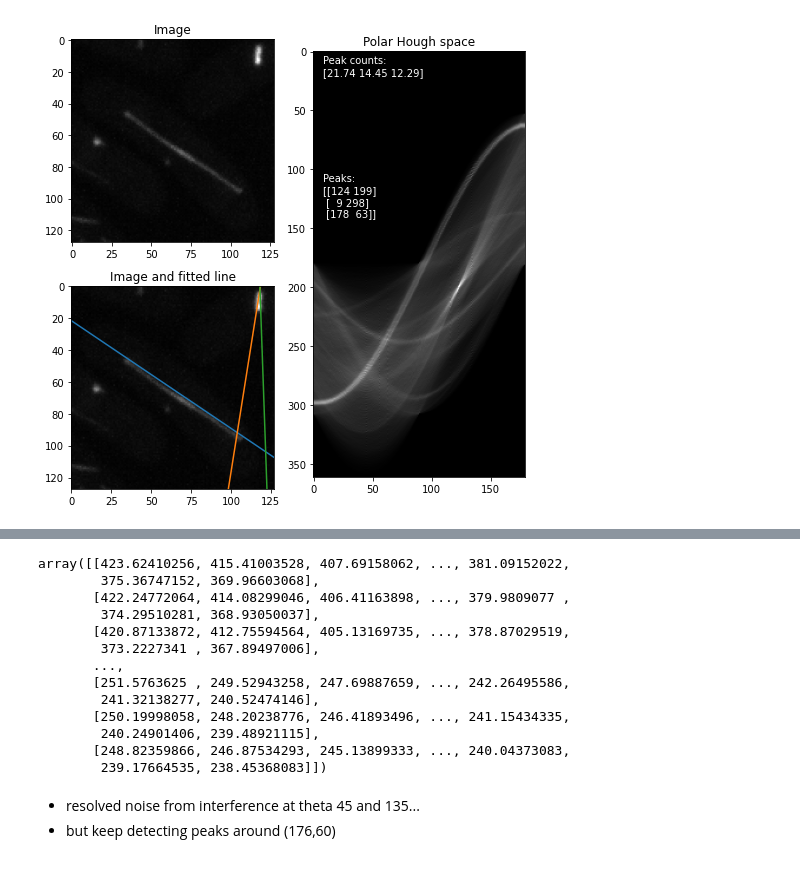
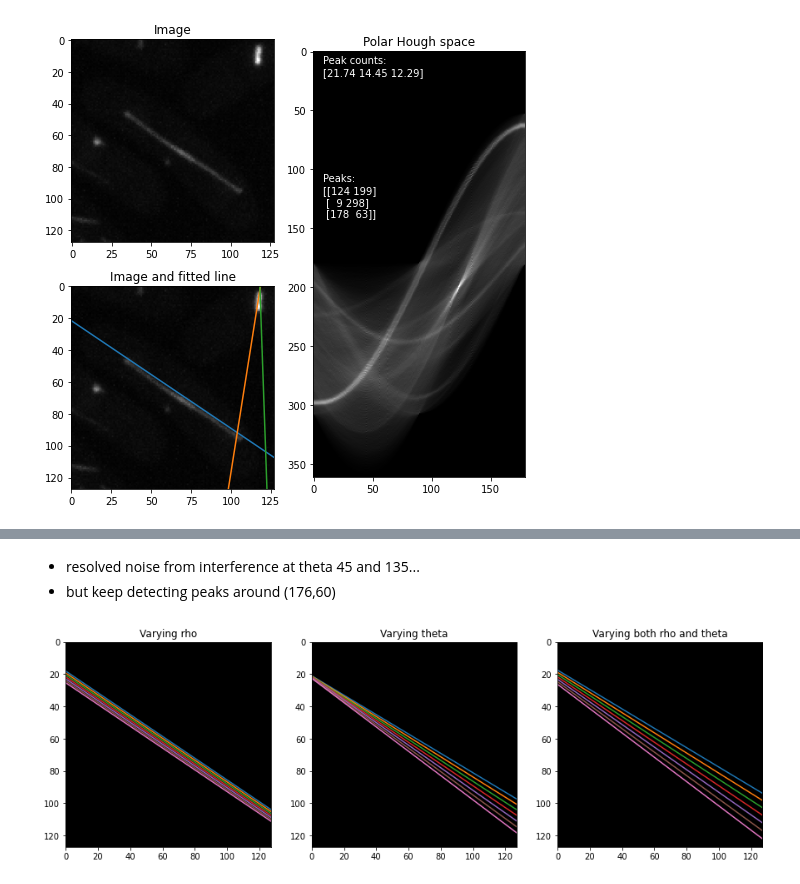
Before and after one commit to CulleyLab/fitting_lines, a Jupyter notebook: Hough_transform/Hough_transform_raw_data.ipynb, the cells around one changed output, grey strips where cells are left out. Cells and saved outputs as stored; diff of their text form; code cells hidden in the pictures.

```diff
--- a/Hough_transform/Hough_transform_raw_data.ipynb
+++ b/Hough_transform/Hough_transform_raw_data.ipynb
@@ -192,19 +134,3 @@ ys = slope_x + intercept
-# %%
-ys
-# %% [output]
-array([[423.62410256, 415.41003528, 407.69158062, ..., 381.09152022,
-        375.36747152, 369.96603068],
-       [422.24772064, 414.08299046, 406.41163898, ..., 379.9809077 ,
-        374.29510281, 368.93050037],
-       [420.87133872, 412.75594564, 405.13169735, ..., 378.87029519,
-        373.2227341 , 367.89497006],
-       ...,
-       [251.5763625 , 249.52943258, 247.69887659, ..., 242.26495586,
-        241.32138277, 240.52474146],
-       [250.19998058, 248.20238776, 246.41893496, ..., 241.15434335,
-        240.24901406, 239.48921115],
-       [248.82359866, 246.87534293, 245.13899333, ..., 240.04373083,
-        239.17664535, 238.45368083]])
 # %% [markdown]
 - resolved noise from interference at theta 45 and 135...
 - but keep detecting peaks around (176,60)
@@ -210,0 +149,44 @@ array([[423.62410256, 415.41003528, 407.69158062, ..., 381.09152022,
+# %%
+n_x = 128
+xs = np.linspace(0, n_x-1, n_x)
+# plot image and pixel data side by side
+fig = plt.figure(figsize=(15, 5))
+fig.add_subplot(1,3,1)
+# vary rho
+cos_theta_r = np.cos(np.deg2rad(theta_r))
+sin_theta_r = np.sin(np.deg2rad(theta_r))
+intercept = rho_range/sin_theta_r
+slope_x = (-cos_theta_r*np.tile(xs.reshape(n_x, 1), 7)) / sin_theta_r
+ys = slope_x + intercept
+plt.imshow(np.zeros(128*128).reshape((128,128)), cmap="gray")
+plt.plot(xs, ys)
+plt.xlim(0,127)
+plt.ylim(127,0)
+plt.title("Varying rho");
+
+fig.add_subplot(1,3,2)
+# vary theta
+cos_theta_range = np.cos(theta_range)
+sin_theta_range = np.sin(theta_range)
+intercept = rho_r/sin_theta_range
+slope_x = -cos_theta_range*np.tile(xs.reshape(n_x, 1), 7) / sin_theta_range
+ys = slope_x + intercept
+plt.imshow(np.zeros(128*128).reshape((128,128)), cmap="gray")
+plt.plot(xs, ys)
+plt.xlim(0,127)
+plt.ylim(127,0)
+plt.title("Varying theta");
+
+fig.add_subplot(1,3,3)
+# all varied at once
+intercept = rho_range/sin_theta_range
+slope = (-cos_theta_range) / sin_theta_range
+slope_x = -cos_theta_range*np.tile(xs.reshape(n_x, 1), 7) / sin_theta_range
+ys = slope_x + intercept
+plt.imshow(np.zeros(128*128).reshape((128,128)), cmap="gray")
+plt.plot(xs, ys)
+plt.xlim(0,127)
+plt.ylim(127,0)
+plt.title("Varying both rho and theta");
+# %% [output]
+[figure, added]
```
Also changed, not shown: parts of 13 cells of this notebook.
